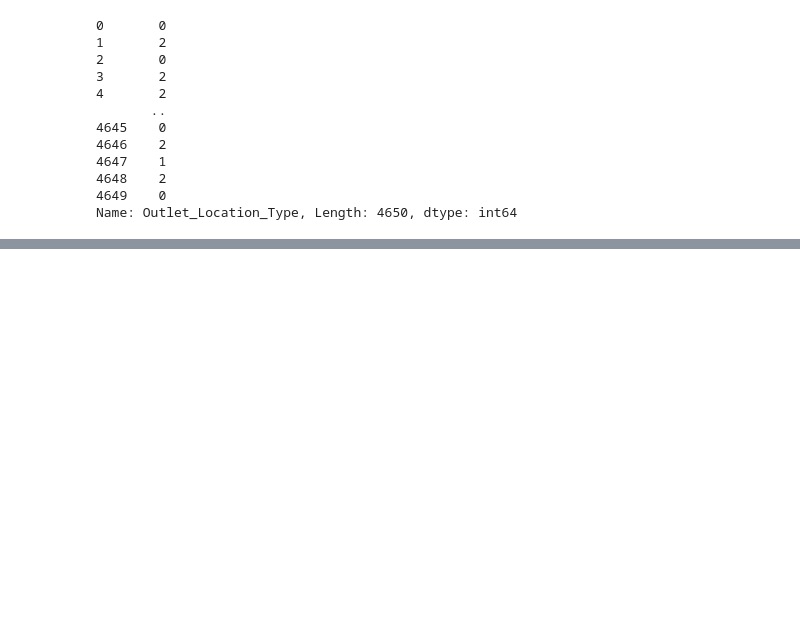
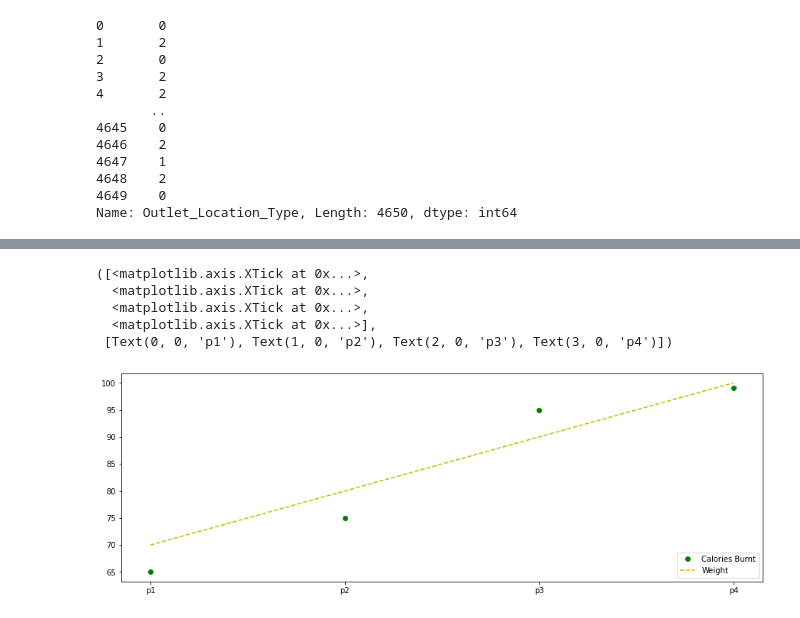
Before and after one commit to Neelam-Singhal/ds, a Jupyter notebook: pythontest.ipynb, the cells around one changed output, grey strips where cells are left out. Saved outputs shown, nothing was run; the diff lists cells and outputs as text; code cells hidden in the pictures; blank space fills up the shorter version.

```diff
--- a/pythontest.ipynb
+++ b/pythontest.ipynb
@@ -518,0 +686,15 @@ Name: Outlet_Location_Type, Length: 4650, dtype: int64
+# %%
+plt.figure(figsize=(15,5))
+
+plt.plot(calories_burnt, 'go')
+plt.plot(weight, 'y--')
+
+plt.legend(labels=['Calories Burnt','Weight'], loc="lower right")
+plt.xticks(ticks=[0,1,2,3], labels=['p1','p2','p3','p4'])
+# %% [output]
+([<matplotlib.axis.XTick at 0x...>,
+  <matplotlib.axis.XTick at 0x...>,
+  <matplotlib.axis.XTick at 0x...>,
+  <matplotlib.axis.XTick at 0x...>],
+ [Text(0, 0, 'p1'), Text(1, 0, 'p2'), Text(2, 0, 'p3'), Text(3, 0, 'p4')])
+[figure, added]
```
Also changed, not shown: parts of 19 cells of this notebook, 1 other file.
